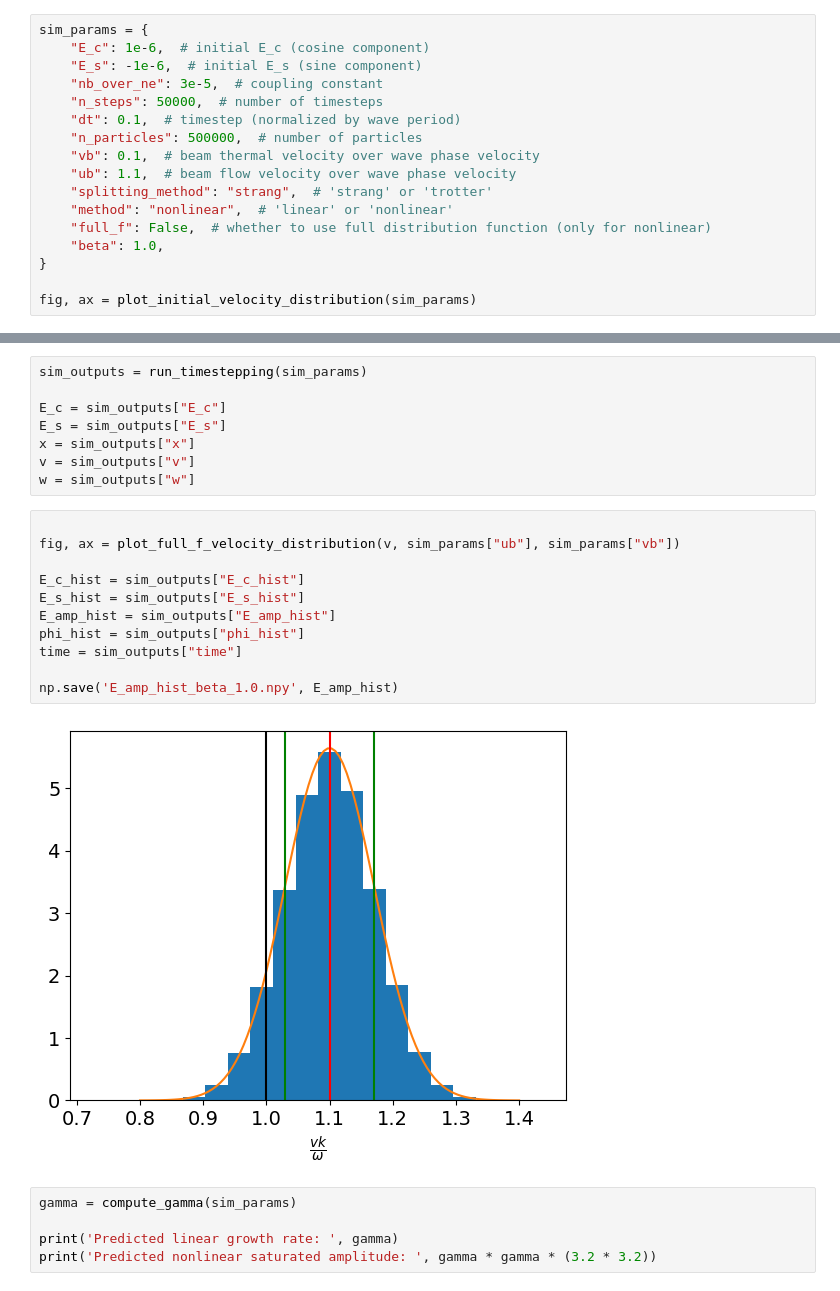
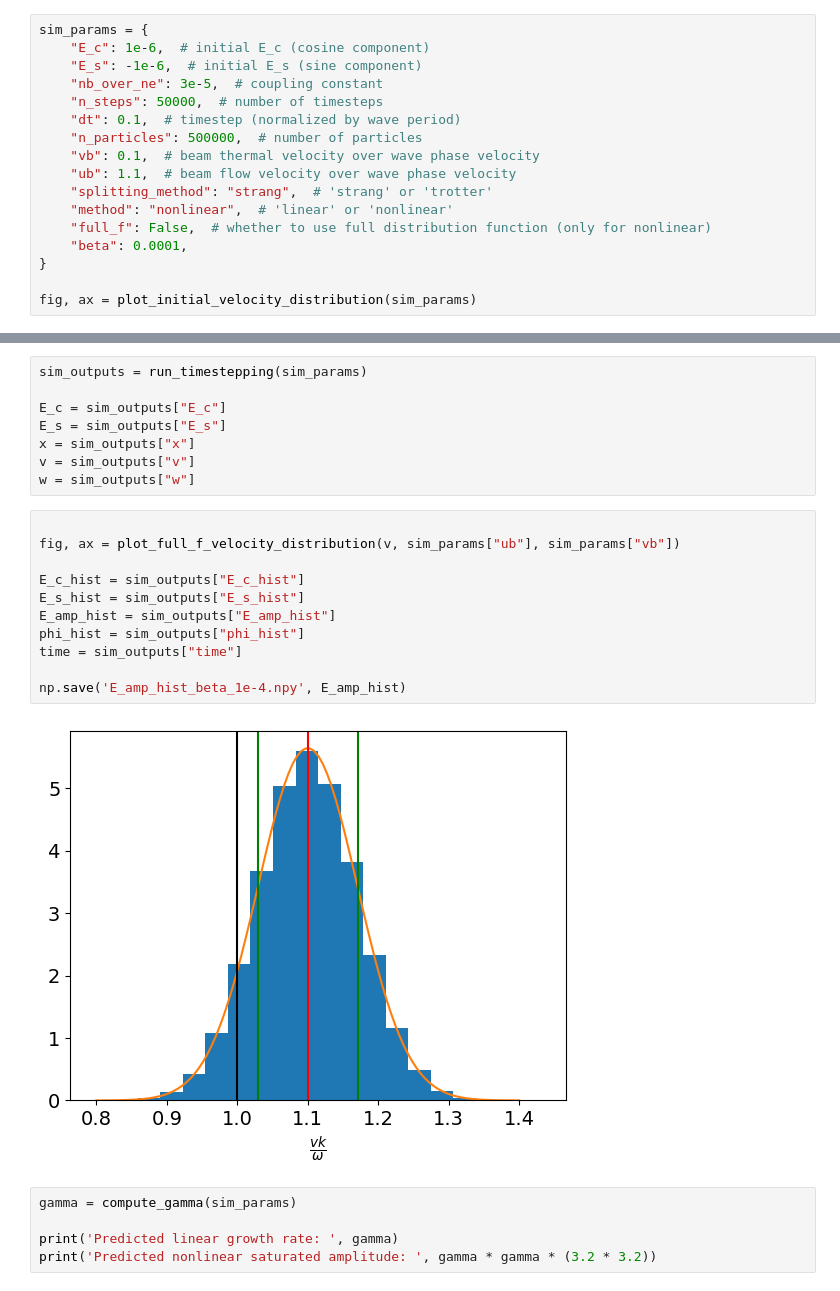
Before and after one commit to ejpaul/wisp_proto, a Jupyter notebook: examples/nonlinear_delta_f_collision/krook_only/nonlinear_delta_f_example.ipynb, the cells around one changed output, grey strips where cells are left out. Saved outputs shown, nothing was run; the diff lists cells and outputs as text.

Commit message:
Update the plot.

```diff
--- a/examples/nonlinear_delta_f_collision/krook_only/nonlinear_delta_f_example.ipynb
+++ b/examples/nonlinear_delta_f_collision/krook_only/nonlinear_delta_f_example.ipynb
@@ -25,7 +26,7 @@ sim_params = {
     "splitting_method": "strang",  # 'strang' or 'trotter'
     "method": "nonlinear",  # 'linear' or 'nonlinear'
     "full_f": False,  # whether to use full distribution function (only for nonlinear)
-    "beta": 1.0,
+    "beta": 0.0001,
 }
 
 fig, ax = plot_initial_velocity_distribution(sim_params)
@@ -42,16 +54,16 @@ w = sim_outputs["w"]
 # %%
 
 fig, ax = plot_full_f_velocity_distribution(v, sim_params["ub"], sim_params["vb"])
 
 E_c_hist = sim_outputs["E_c_hist"]
 E_s_hist = sim_outputs["E_s_hist"]
 E_amp_hist = sim_outputs["E_amp_hist"]
 phi_hist = sim_outputs["phi_hist"]
 time = sim_outputs["time"]
 
-np.save('E_amp_hist_beta_1.0.npy', E_amp_hist)
+np.save('E_amp_hist_beta_1e-4.npy', E_amp_hist)
 # %% [output]
-[figure, old version]
+[figure, new version]
 # %%
 gamma = compute_gamma(sim_params)
 
```
Also changed, not shown: parts of 5 cells of this notebook.
